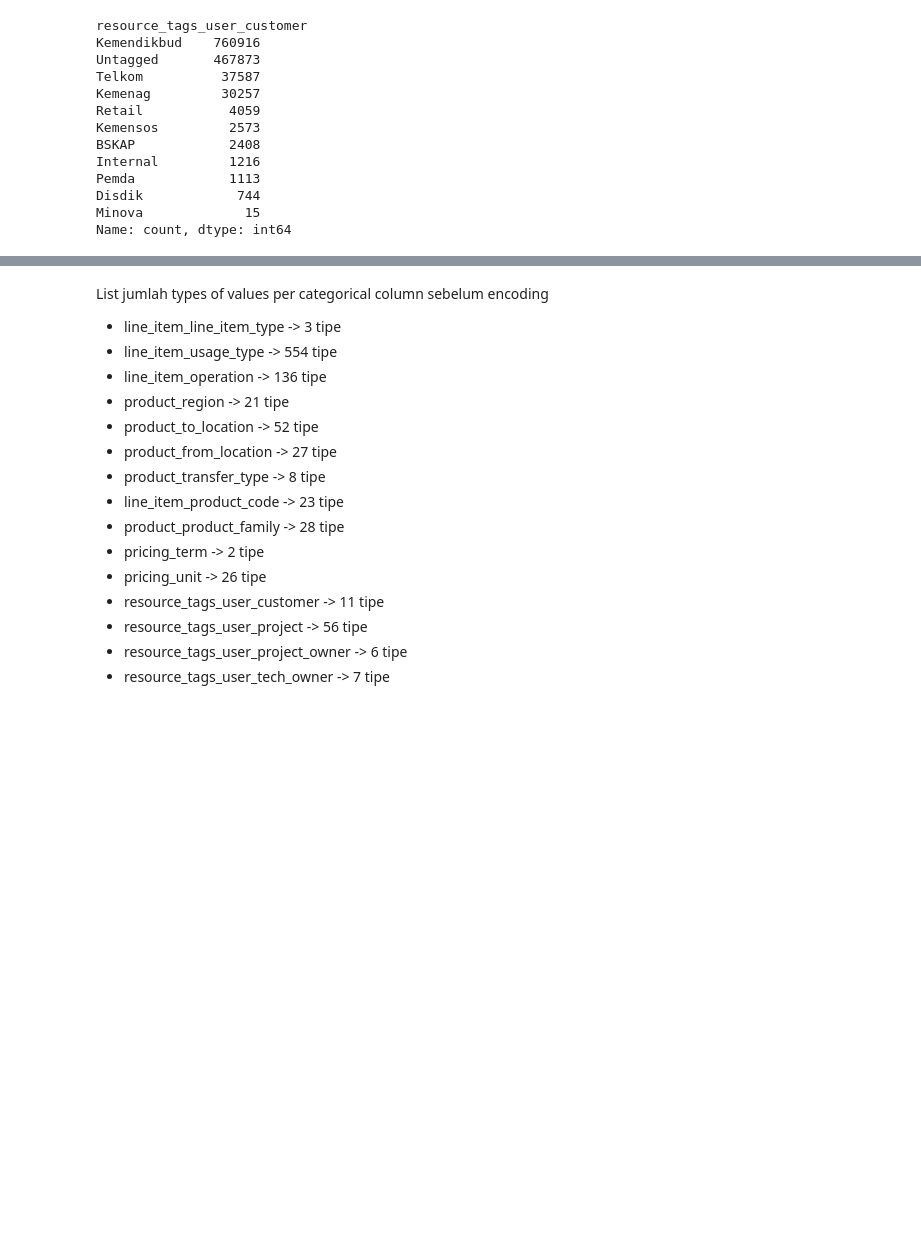
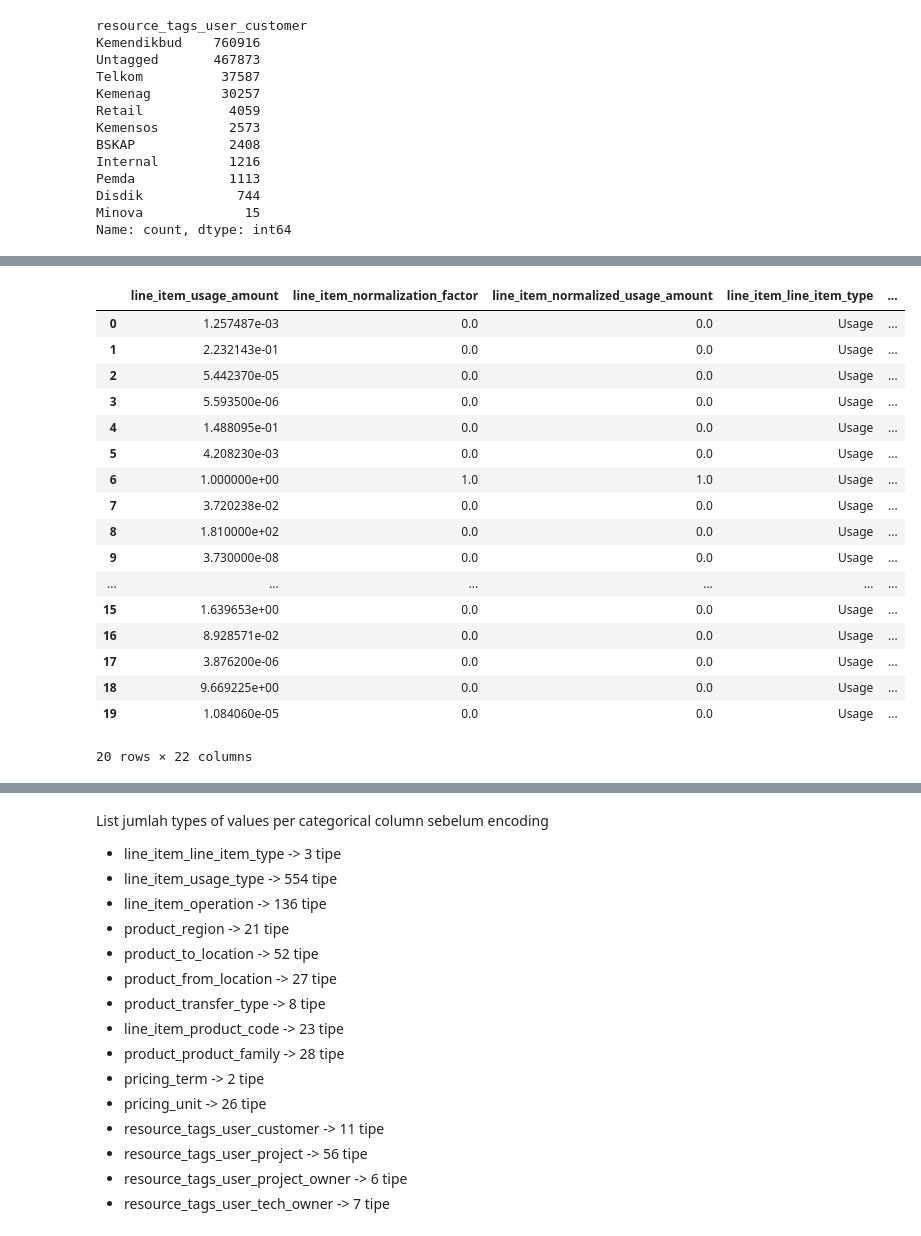
Before and after one commit to diyangraditya/thesis, a Jupyter notebook: Notebooks/test1a.ipynb, the cells around one changed output, grey strips where cells are left out. Drawn from its saved outputs; the diff is of its cells as text; code cells hidden in the pictures; blank space fills up the shorter version.

```diff
--- a/Notebooks/test1a.ipynb
+++ b/Notebooks/test1a.ipynb
@@ -599,0 +605,21 @@ Name: count, dtype: int64
+# %%
+df_cleaned1.head(20)
+# %% [output]
+|  | line_item_usage_amount | line_item_normalization_factor | line_item_normalized_usage_amount | line_item_line_item_type | ... |
+| 0 | 1.257487e-03 | 0.0 | 0.0 | Usage | ... |
+| 1 | 2.232143e-01 | 0.0 | 0.0 | Usage | ... |
+| 2 | 5.442370e-05 | 0.0 | 0.0 | Usage | ... |
+| 3 | 5.593500e-06 | 0.0 | 0.0 | Usage | ... |
+| 4 | 1.488095e-01 | 0.0 | 0.0 | Usage | ... |
+| 5 | 4.208230e-03 | 0.0 | 0.0 | Usage | ... |
+| 6 | 1.000000e+00 | 1.0 | 1.0 | Usage | ... |
+| 7 | 3.720238e-02 | 0.0 | 0.0 | Usage | ... |
+| 8 | 1.810000e+02 | 0.0 | 0.0 | Usage | ... |
+| 9 | 3.730000e-08 | 0.0 | 0.0 | Usage | ... |
+| ... | ... | ... | ... | ... | ... |
+| 15 | 1.639653e+00 | 0.0 | 0.0 | Usage | ... |
+| 16 | 8.928571e-02 | 0.0 | 0.0 | Usage | ... |
+| 17 | 3.876200e-06 | 0.0 | 0.0 | Usage | ... |
+| 18 | 9.669225e+00 | 0.0 | 0.0 | Usage | ... |
+| 19 | 1.084060e-05 | 0.0 | 0.0 | Usage | ... |
+20 rows × 22 columns
```
Also changed, not shown: parts of 4 cells of this notebook.
